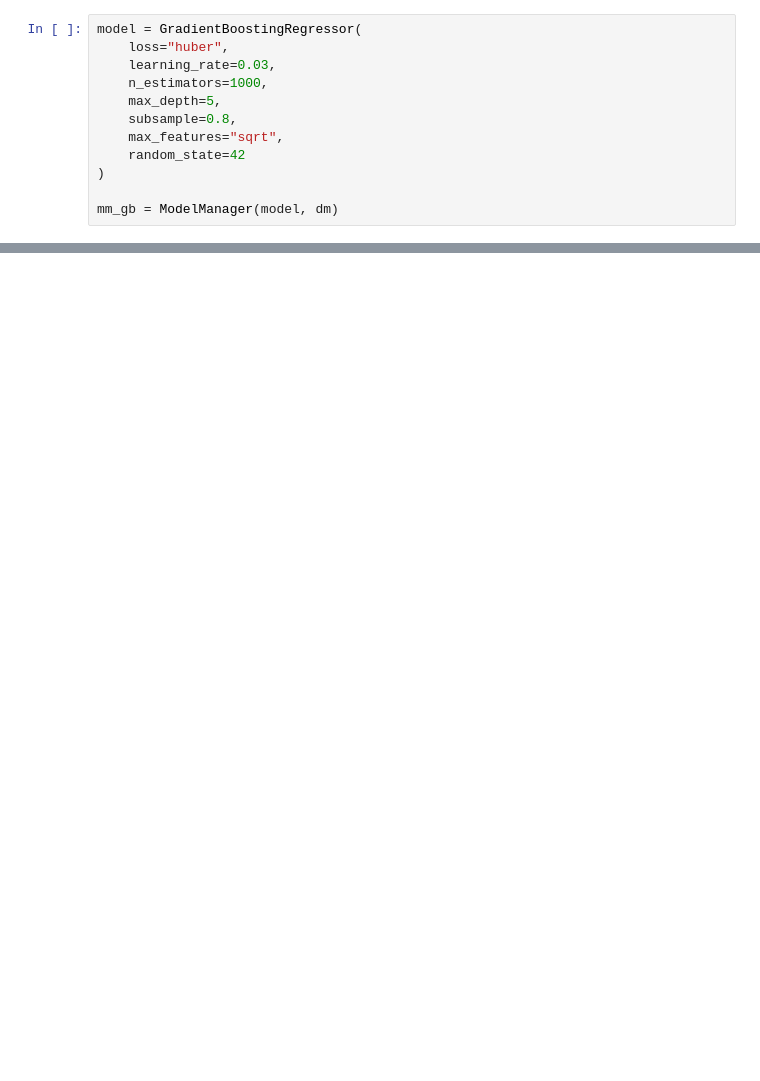
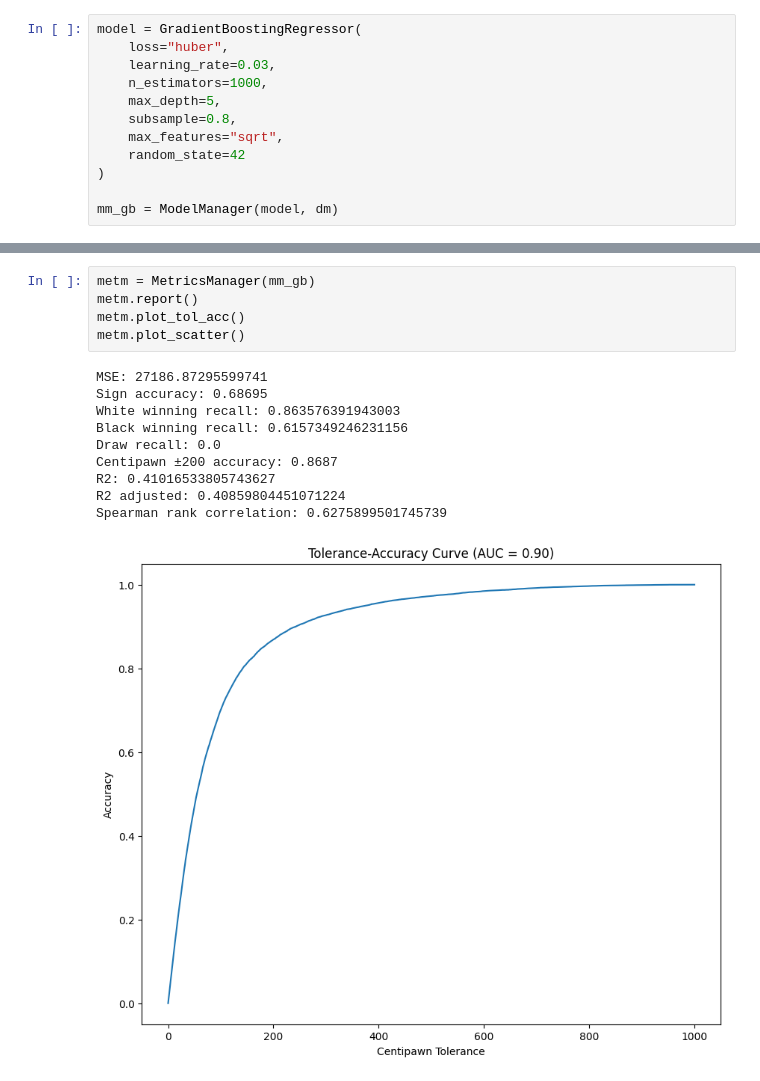
Before and after one commit to NatanSisoev/Chess-ML-Evaluator, a Jupyter notebook: notebooks/mwe.ipynb, the cells around one changed output, grey strips where cells are left out. Saved outputs shown, nothing was run; the diff lists cells and outputs as text; blank space fills up the shorter version.

```diff
--- a/notebooks/mwe.ipynb
+++ b/notebooks/mwe.ipynb
@@ -33,0 +34,16 @@ array([-89.33329187, -55.29565046, -15.32764936, ...,  -4.38905093,
+# %%
+metm = MetricsManager(mm_gb)
+metm.report()
+metm.plot_tol_acc()
+metm.plot_scatter()
+# %% [output]
+MSE: 27186.87295599741
+Sign accuracy: 0.68695
+White winning recall: 0.863576391943003
+Black winning recall: 0.6157349246231156
+Draw recall: 0.0
+Centipawn ±200 accuracy: 0.8687
+R2: 0.41016533805743627
+R2 adjusted: 0.40859804451071224
+Spearman rank correlation: 0.6275899501745739
+[figure, added]
```
Also changed, not shown: parts of 4 cells of this notebook, 15 other files.
